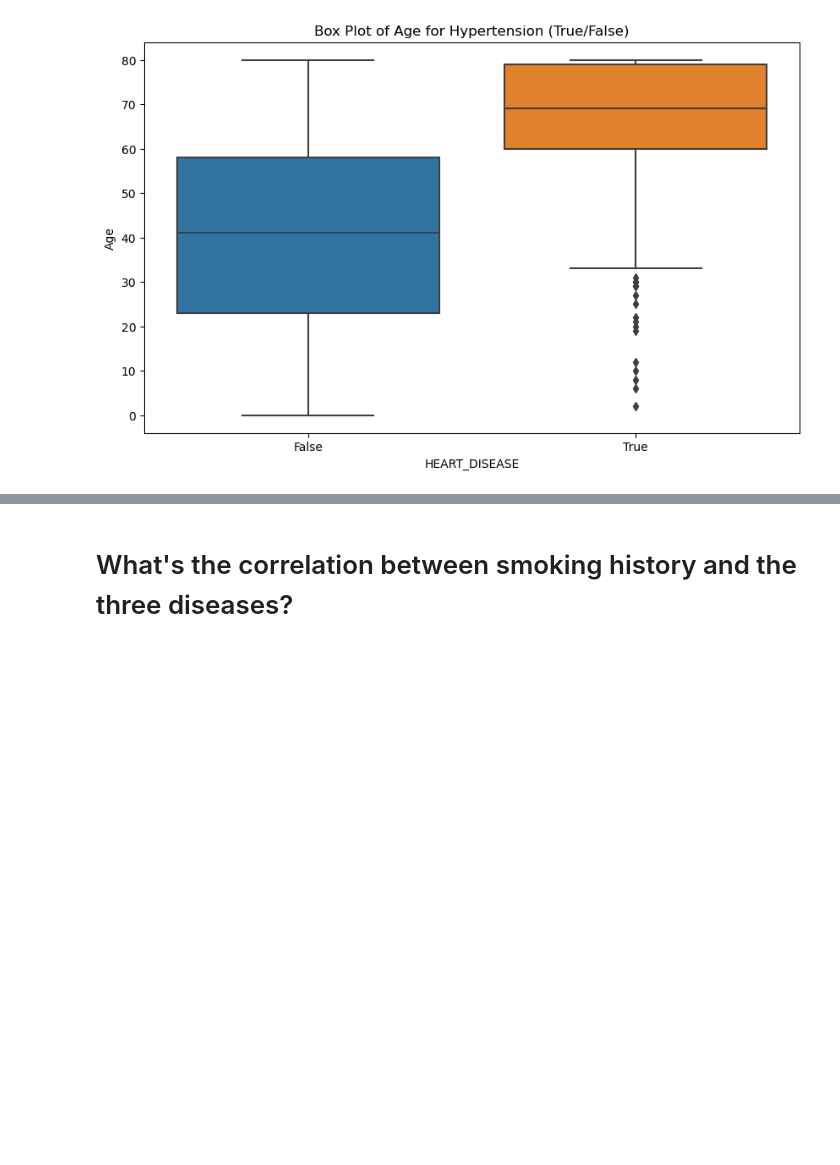
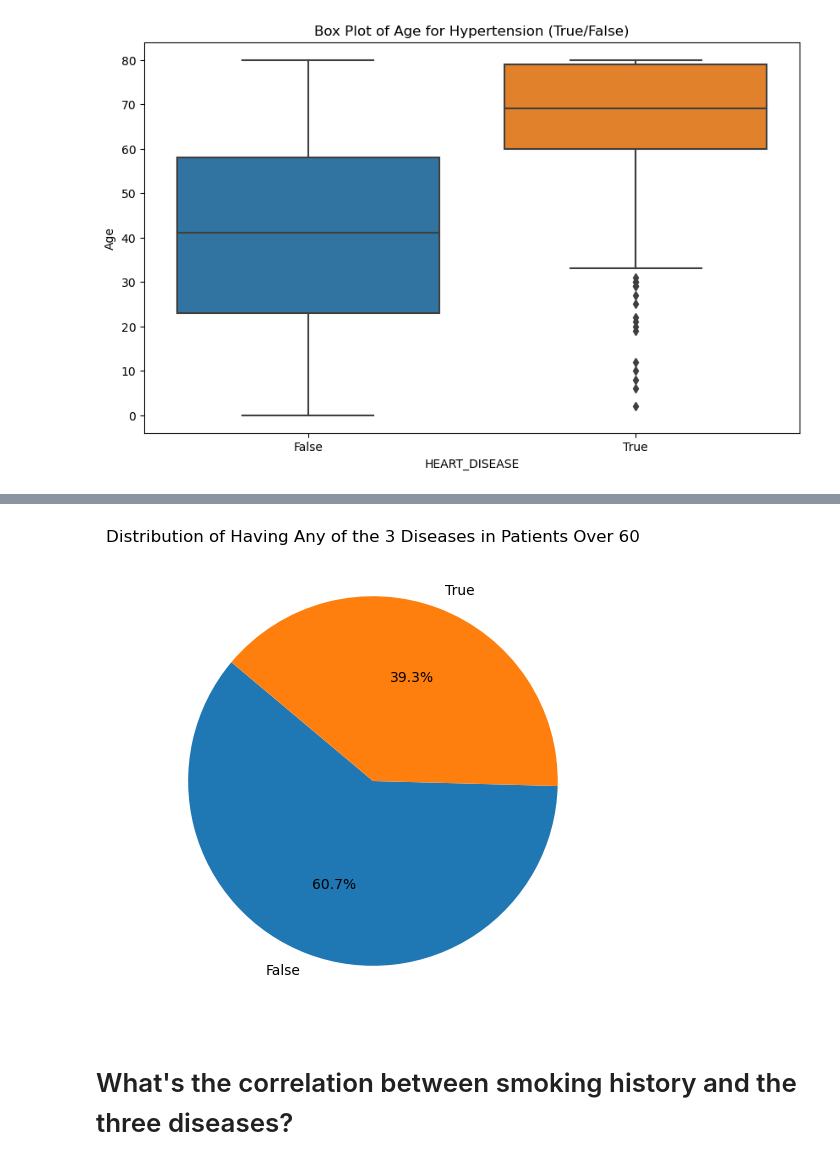
Before and after one commit to ktennant5378/Group-Project-1, a Jupyter notebook: PPP.ipynb, the cells around one changed output, grey strips where cells are left out. Saved outputs shown, nothing was run; the diff lists cells and outputs as text; code cells hidden in the pictures; blank space fills up the shorter version.

```diff
--- a/PPP.ipynb
+++ b/PPP.ipynb
@@ -104,0 +169,6 @@ plt.show()
+# %%
+# Distribution of having any of the 3 diseases in patients over 60
+# Create a dataframe with a new column 'ANY_DISEASE' that is True if the patient has any of the 3 diseases
+over_60_df['ANY_DISEASE'] = over_60_df['HYPERTENSION_BOOL'] | over_60_df['HEART_DISEASE_BOOL'] | over_60_df['DIABETES_BOOL']
+any_disease_over_60 = over_60_df['ANY_DISEASE'].value_counts()
+over_60_df.head()
@@ -105,3 +182,11 @@ plt.show()
+# %%
+# Display a pie chart of the distribution of having any of the 3 diseases in patients over 60
+plt.figure(figsize=(10, 6))
+plt.pie(any_disease_over_60, labels=any_disease_over_60.index, autopct='%1.1f%%', startangle=140)
+plt.title('Distribution of Having Any of the 3 Diseases in Patients Over 60')
+plt.show()
+# %% [output]
+[figure, added]
 # %% [markdown]
 # What's the correlation between smoking history and the three diseases?
 # %%
```
Also changed, not shown: parts of 13 cells of this notebook.
